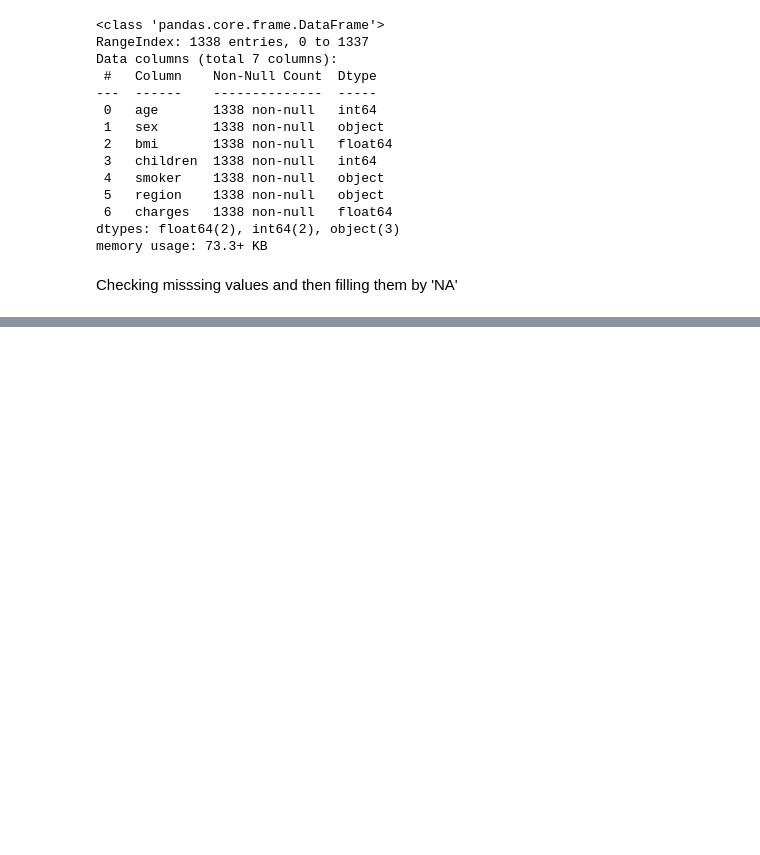
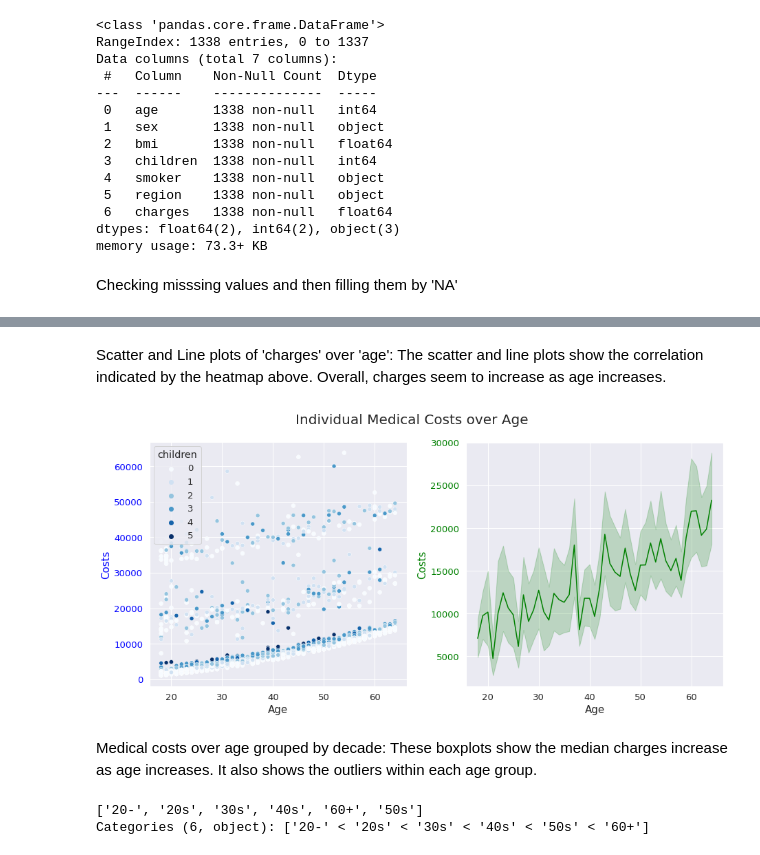
Before and after one commit to dspark0419/DATA-201, a Jupyter notebook: Project_1_insurance.ipynb, the cells around one changed output, grey strips where cells are left out. Drawn from its saved outputs; the diff is of its cells as text; code cells hidden in the pictures; blank space fills up the shorter version.

```diff
--- a/Project_1_insurance.ipynb
+++ b/Project_1_insurance.ipynb
@@ -206,0 +89,29 @@ for i in range(1000):
+# %% [markdown]
+Scatter and Line plots of 'charges' over 'age': The scatter and line plots show the correlation indicated by the heatmap above. Overall, charges seem to increase as age increases.
+# %%
+fig, (ax1, ax2) = plt.subplots(1, 2, figsize=[13, 6])
+fig.suptitle('Individual Medical Costs over Age', y=1.05, size=20)
+
+sns.scatterplot(ax=ax1, data=medCosts, x='age', y='charges', hue='children', palette='Blues')
+sns.lineplot(ax=ax2, data=medCosts, x='age', y='charges', color='green')
+
+ax1.set_xlabel('Age', fontsize=15)
+ax1.set_ylabel('Costs', fontsize=15, color='blue')
+ax1.tick_params('y', colors = 'blue')
+ax2.set_xlabel('Age', fontsize=15)
+ax2.set_ylabel('Costs', fontsize=15, color='green')
+ax2.tick_params('y', colors = 'green')
+
+fig.tight_layout()
+plt.show()
+# %% [output]
+[figure, added]
+# %% [markdown]
+Medical costs over age grouped by decade: These boxplots show the median charges increase as age increases. It also shows the outliers within each age group.
+# %%
+medCosts['age_by_decade'] = pd.cut(x=medCosts['age'], bins=[-1, 19, 29, 39, 49, 59, 200],
+                                   labels=['20-','20s', '30s', '40s', '50s', '60+'])
+medCosts['age_by_decade'].unique()
+# %% [output]
+['20-', '20s', '30s', '40s', '60+', '50s']
+Categories (6, object): ['20-' < '20s' < '30s' < '40s' < '50s' < '60+']
```
Also changed, not shown: parts of 58 cells of this notebook.
